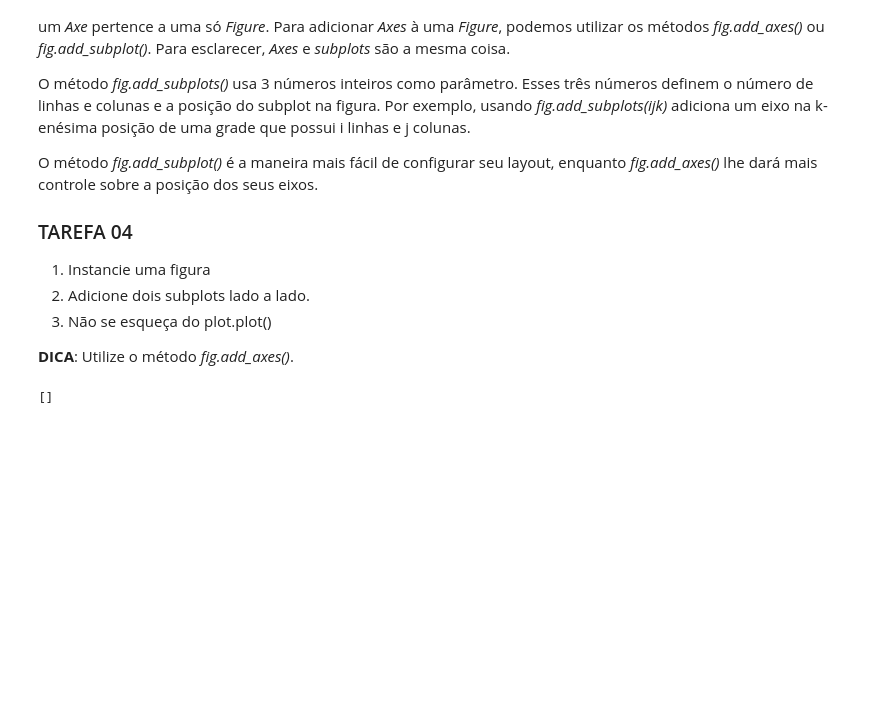
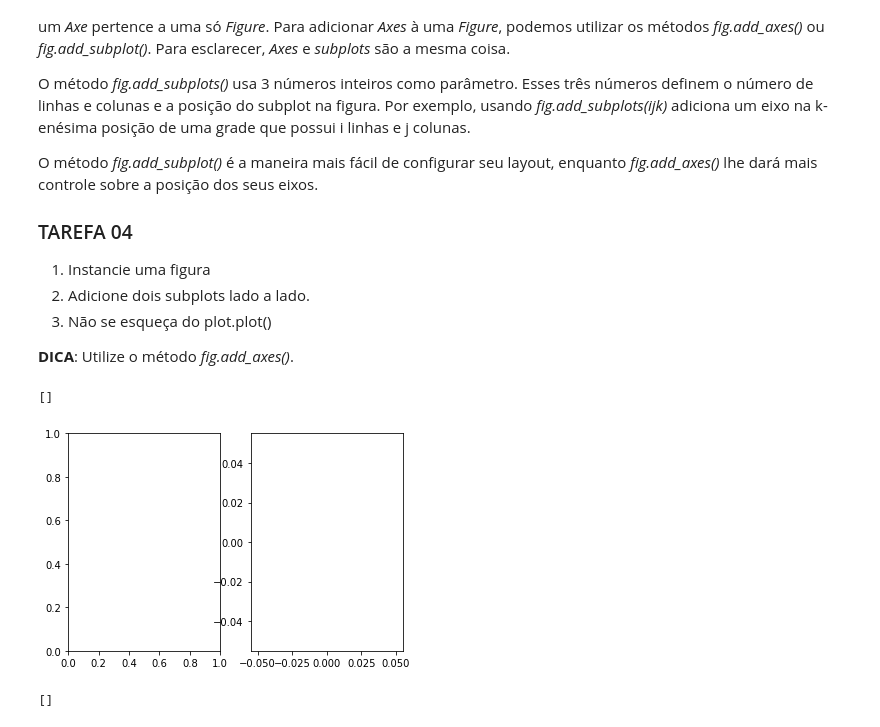
Before and after one commit to Mario-RJunior/visualizacao_exploratoria_exercicios, a Jupyter notebook: 01-exercicios-matplotlib/visualizacao_com_matplotlib.ipynb, the cells around one changed output. Saved outputs shown, nothing was run; the diff lists cells and outputs as text; code cells hidden in the pictures; blank space fills up the shorter version.

```diff
--- a/01-exercicios-matplotlib/visualizacao_com_matplotlib.ipynb
+++ b/01-exercicios-matplotlib/visualizacao_com_matplotlib.ipynb
@@ -163,6 +165,13 @@ O método *fig.add_subplot()* é a maneira mais fácil de configurar seu layout,
 **DICA**: Utilize o método *fig.add_axes()*.
 # %%
 # Insira seu código aqui
+fig = plt.figure()
+fig.add_subplot(121)
+fig.add_subplot(122)
+plt.plot()
+# %% [output]
+[]
+[figure, added]
 # %%
 # Resultado esperado (não modifique esta célula)
 # %% [output]
```
Also changed, not shown: parts of 1 cell of this notebook.
